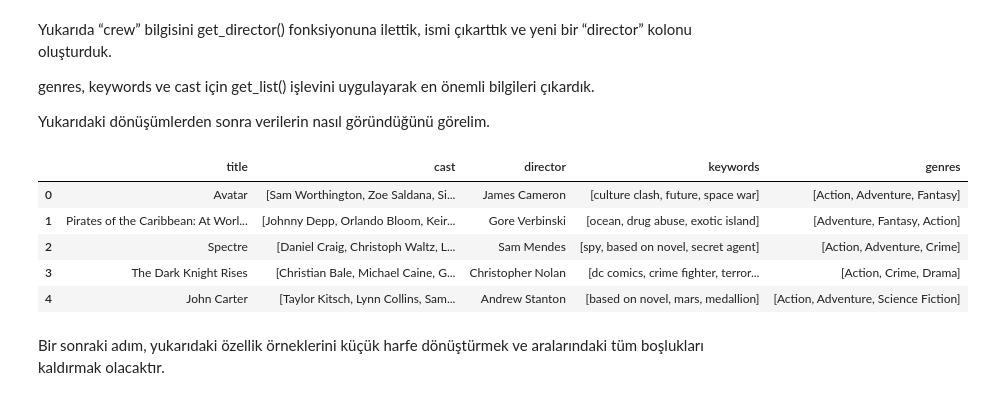
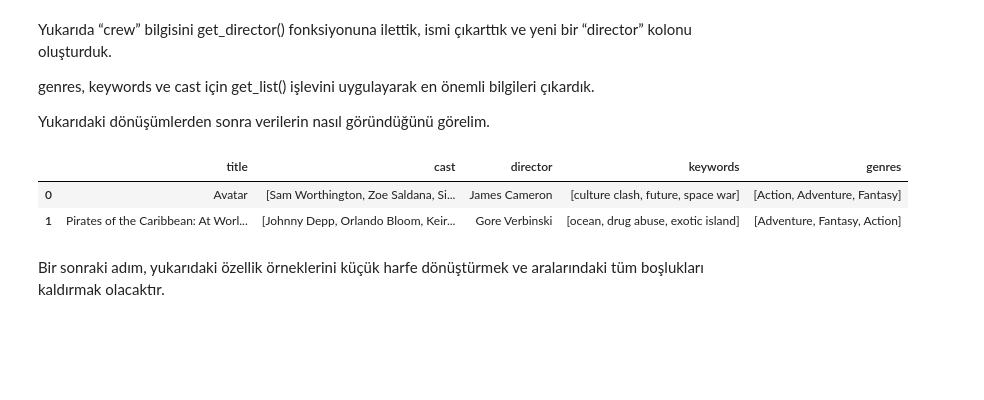
Before and after one commit to kaveai/veribilimiyazokulu, a Jupyter notebook: Ders İçerikleri/Movie_Recommendation.ipynb, the cells around one changed output. Drawn from its saved outputs; the diff is of its cells as text; code cells hidden in the pictures; blank space fills up the shorter version.

```diff
--- a/Ders İçerikleri/Movie_Recommendation.ipynb
+++ b/Ders İçerikleri/Movie_Recommendation.ipynb
@@ -38,5 +53,5 @@ Pandas kütüphanesini kullanarak film veri setini yükleyelim.
 # %%
-path = "/content/movie_recommendation"
+path = "/content/drive/MyDrive/movie_recommendation"
 credits_df = pd.read_csv(path + "/tmdb_5000_credits.csv")
 movies_df = pd.read_csv(path + "/tmdb_5000_movies.csv")
 # %% [markdown]
@@ -178,14 +184,11 @@ genres, keywords ve cast için get_list() işlevini uygulayarak en önemli bilgi
 
 Yukarıdaki dönüşümlerden sonra verilerin nasıl göründüğünü görelim.
 # %%
-movies_df[['title', 'cast', 'director', 'keywords', 'genres']].head()
+movies_df[['title', 'cast', 'director', 'keywords', 'genres']].head(2)
 # %% [output]
 |  | title | cast | director | keywords | genres |
 | 0 | Avatar | [Sam Worthington, Zoe Saldana, Si... | James Cameron | [culture clash, future, space war] | [Action, Adventure, Fantasy] |
 | 1 | Pirates of the Caribbean: At Worl... | [Johnny Depp, Orlando Bloom, Keir... | Gore Verbinski | [ocean, drug abuse, exotic island] | [Adventure, Fantasy, Action] |
-| 2 | Spectre | [Daniel Craig, Christoph Waltz, L... | Sam Mendes | [spy, based on novel, secret agent] | [Action, Adventure, Crime] |
-| 3 | The Dark Knight Rises | [Christian Bale, Michael Caine, G... | Christopher Nolan | [dc comics, crime fighter, terror... | [Action, Crime, Drama] |
-| 4 | John Carter | [Taylor Kitsch, Lynn Collins, Sam... | Andrew Stanton | [based on novel, mars, medallion] | [Action, Adventure, Science Fiction] |
 # %% [markdown]
 Bir sonraki adım, yukarıdaki özellik örneklerini küçük harfe dönüştürmek ve aralarındaki tüm boşlukları kaldırmak olacaktır.
 # %%
```
Also changed, not shown: parts of 10 cells of this notebook.
